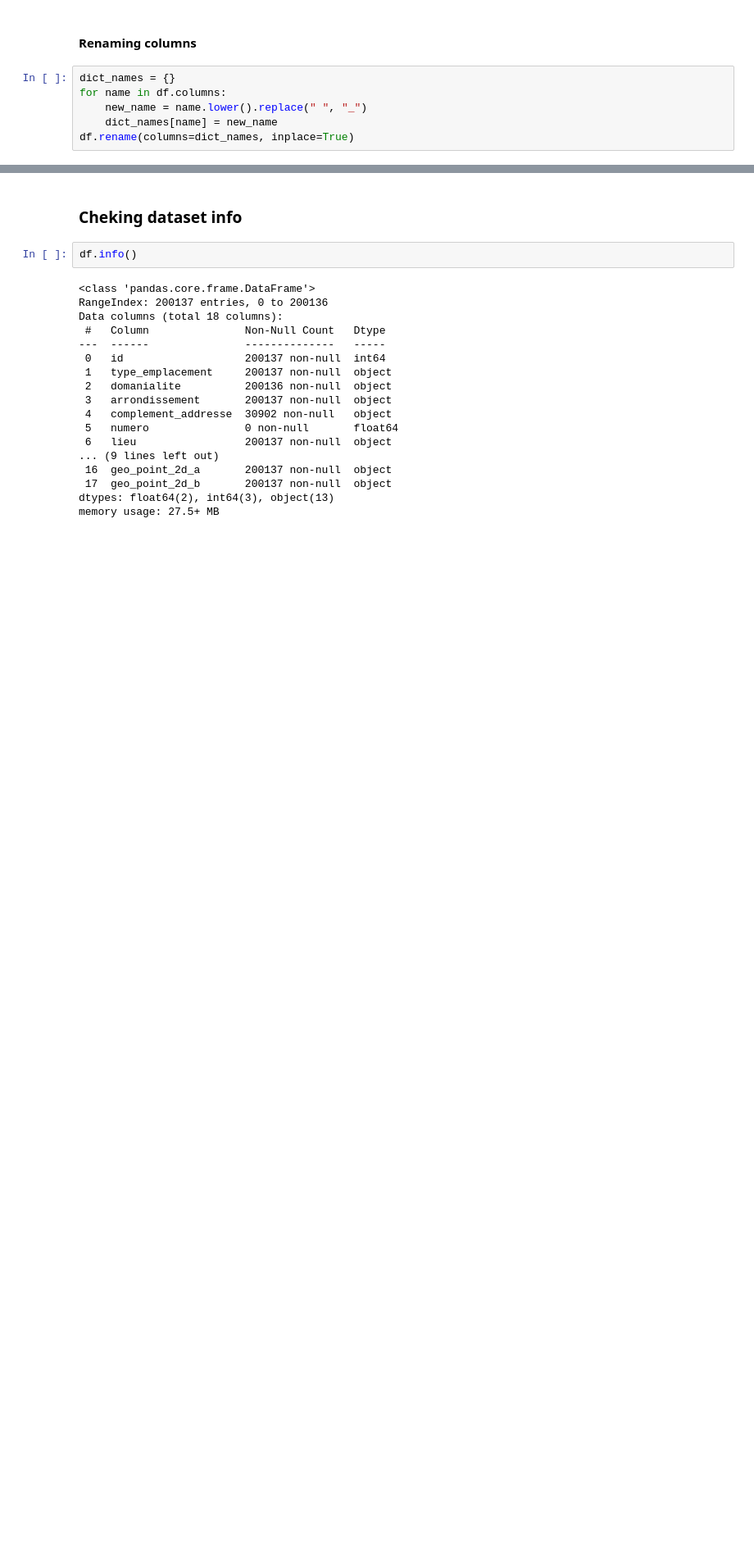
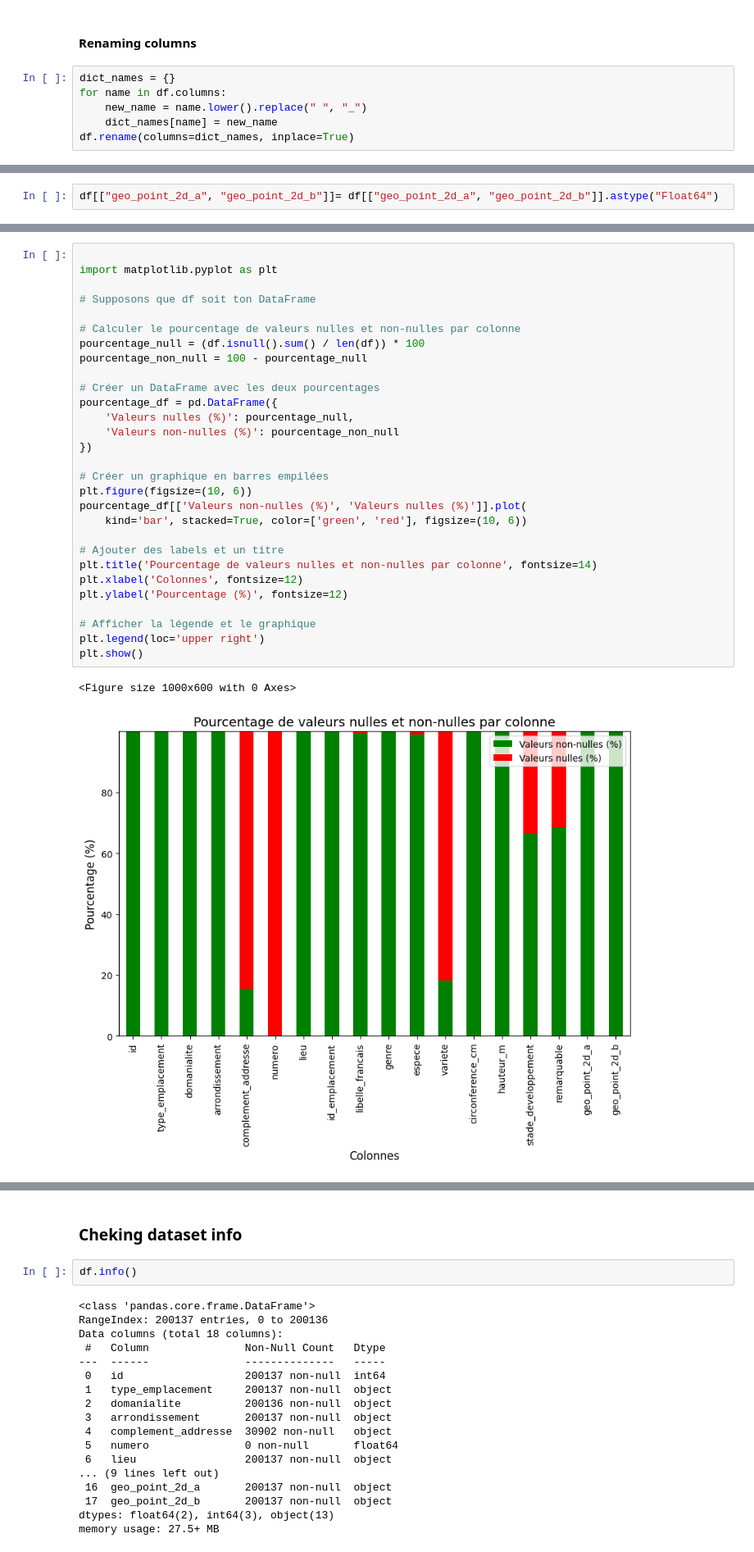
Before and after one commit to theotrc/OPC_PARIS_PROJ1, a Jupyter notebook: analysis.ipynb, the cells around one changed output, grey strips where cells are left out. Shown: that part at 82% size. Drawn from its saved outputs; the diff is of its cells as text; blank space fills up the shorter version.

```diff
--- a/analysis.ipynb
+++ b/analysis.ipynb
@@ -19,0 +47,2 @@ df.rename(columns=dict_names, inplace=True)
+# %%
+df[["geo_point_2d_a", "geo_point_2d_b"]]= df[["geo_point_2d_a", "geo_point_2d_b"]].astype("Float64")
@@ -31,0 +62,32 @@ df.head()
+# %%
+
+import matplotlib.pyplot as plt
+
+# Supposons que df soit ton DataFrame
+
+# Calculer le pourcentage de valeurs nulles et non-nulles par colonne
+pourcentage_null = (df.isnull().sum() / len(df)) * 100
+pourcentage_non_null = 100 - pourcentage_null
+
+# Créer un DataFrame avec les deux pourcentages
+pourcentage_df = pd.DataFrame({
+    'Valeurs nulles (%)': pourcentage_null,
+    'Valeurs non-nulles (%)': pourcentage_non_null
+})
+
+# Créer un graphique en barres empilées
+plt.figure(figsize=(10, 6))
+pourcentage_df[['Valeurs non-nulles (%)', 'Valeurs nulles (%)']].plot(
+    kind='bar', stacked=True, color=['green', 'red'], figsize=(10, 6))
+
+# Ajouter des labels et un titre
+plt.title('Pourcentage de valeurs nulles et non-nulles par colonne', fontsize=14)
+plt.xlabel('Colonnes', fontsize=12)
+plt.ylabel('Pourcentage (%)', fontsize=12)
+
+# Afficher la légende et le graphique
+plt.legend(loc='upper right')
+plt.show()
+# %% [output]
+<Figure size 1000x600 with 0 Axes>
+[figure, added]
```
Also changed, not shown: parts of 15 cells of this notebook, 1 other file.
